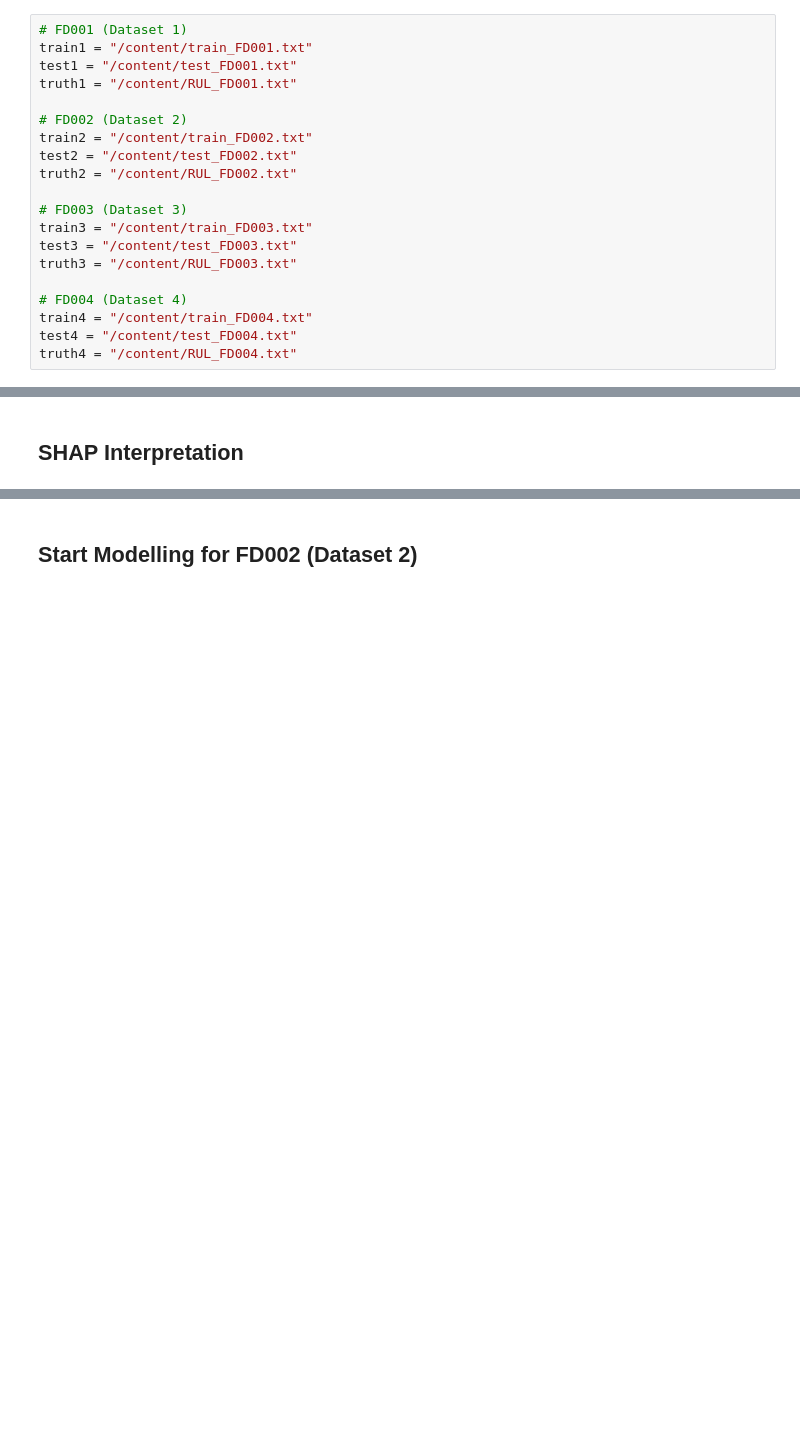
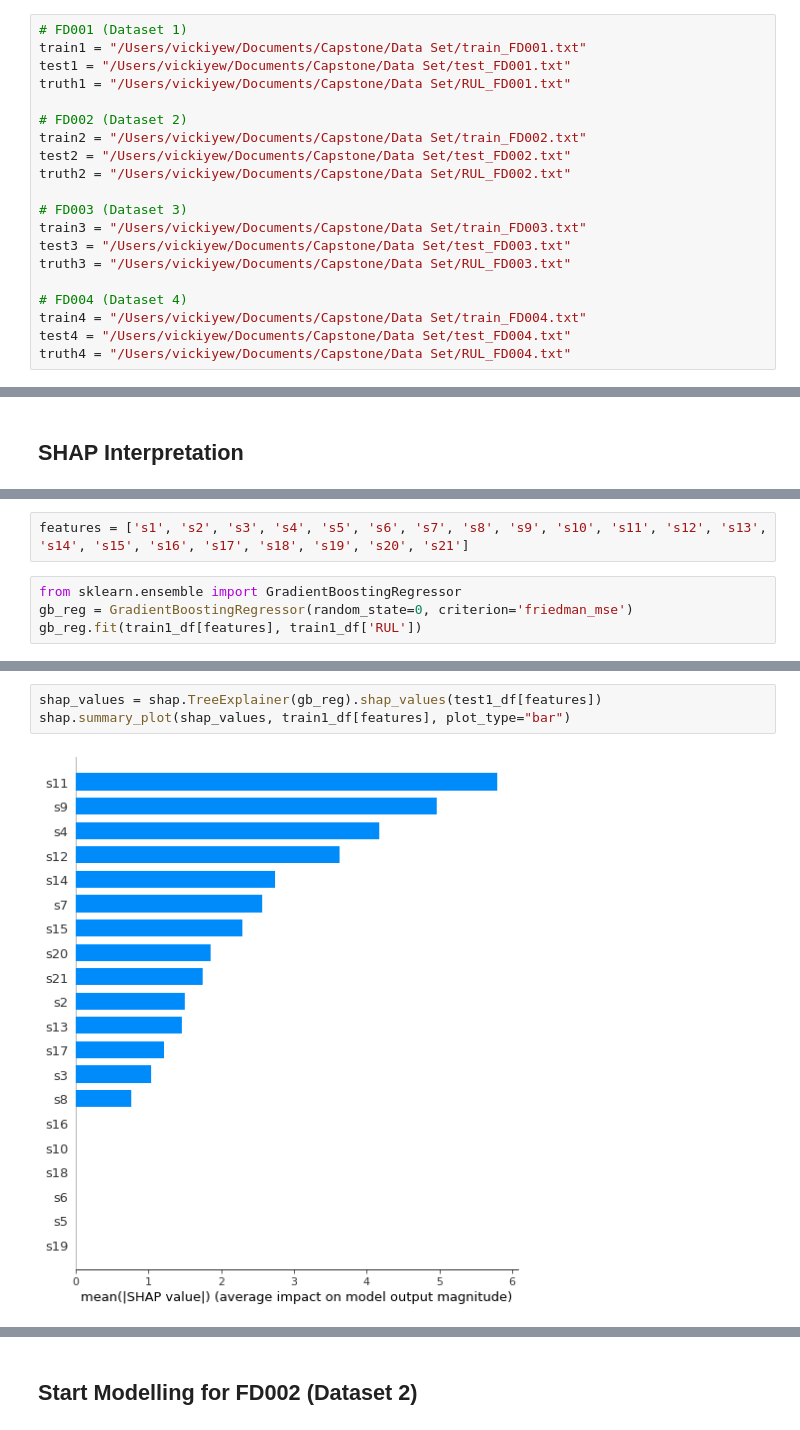
Before and after one commit to BT4103-G1/analytics, a Jupyter notebook: Compiled_Codes_FD001_FD004.ipynb, the cells around one changed output, grey strips where cells are left out. Saved outputs shown, nothing was run; the diff lists cells and outputs as text; blank space fills up the shorter version.

Commit message:
added SHAP

```diff
--- a/Compiled_Codes_FD001_FD004.ipynb
+++ b/Compiled_Codes_FD001_FD004.ipynb
@@ -26,24 +26,24 @@ import math
 > Insert your file path here:
 # %%
 # FD001 (Dataset 1)
-train1 = "/content/train_FD001.txt"
-test1 = "/content/test_FD001.txt"
-truth1 = "/content/RUL_FD001.txt"
+train1 = "/Users/vickiyew/Documents/Capstone/Data Set/train_FD001.txt"
+test1 = "/Users/vickiyew/Documents/Capstone/Data Set/test_FD001.txt"
+truth1 = "/Users/vickiyew/Documents/Capstone/Data Set/RUL_FD001.txt"
 
 # FD002 (Dataset 2)
-train2 = "/content/train_FD002.txt"
-test2 = "/content/test_FD002.txt"
-truth2 = "/content/RUL_FD002.txt"
+train2 = "/Users/vickiyew/Documents/Capstone/Data Set/train_FD002.txt"
+test2 = "/Users/vickiyew/Documents/Capstone/Data Set/test_FD002.txt"
+truth2 = "/Users/vickiyew/Documents/Capstone/Data Set/RUL_FD002.txt"
 
 # FD003 (Dataset 3)
-train3 = "/content/train_FD003.txt"
-test3 = "/content/test_FD003.txt"
-truth3 = "/content/RUL_FD003.txt"
+train3 = "/Users/vickiyew/Documents/Capstone/Data Set/train_FD003.txt"
+test3 = "/Users/vickiyew/Documents/Capstone/Data Set/test_FD003.txt"
+truth3 = "/Users/vickiyew/Documents/Capstone/Data Set/RUL_FD003.txt"
 
 # FD004 (Dataset 4)
-train4 = "/content/train_FD004.txt"
-test4 = "/content/test_FD004.txt"
-truth4 = "/content/RUL_FD004.txt"
+train4 = "/Users/vickiyew/Documents/Capstone/Data Set/train_FD004.txt"
+test4 = "/Users/vickiyew/Documents/Capstone/Data Set/test_FD004.txt"
+truth4 = "/Users/vickiyew/Documents/Capstone/Data Set/RUL_FD004.txt"
 # %% [markdown]
 > Read in data (.txt files)
 # %%
@@ -622,0 +607,6 @@ Requirement already satisfied: six>=1.5 in /usr/local/lib/python3.7/dist-package
+# %%
+features = ['s1', 's2', 's3', 's4', 's5', 's6', 's7', 's8', 's9', 's10', 's11', 's12', 's13', 's14', 's15', 's16', 's17', 's18', 's19', 's20', 's21']
+# %%
+from sklearn.ensemble import GradientBoostingRegressor
+gb_reg = GradientBoostingRegressor(random_state=0, criterion='friedman_mse')
+gb_reg.fit(train1_df[features], train1_df['RUL'])
@@ -622,0 +639,5 @@ Requirement already satisfied: six>=1.5 in /usr/local/lib/python3.7/dist-package
+# %%
+shap_values = shap.TreeExplainer(gb_reg).shap_values(test1_df[features])
+shap.summary_plot(shap_values, train1_df[features], plot_type="bar")
+# %% [output]
+[figure, added]
```
Also changed, not shown: parts of 23 cells of this notebook.
